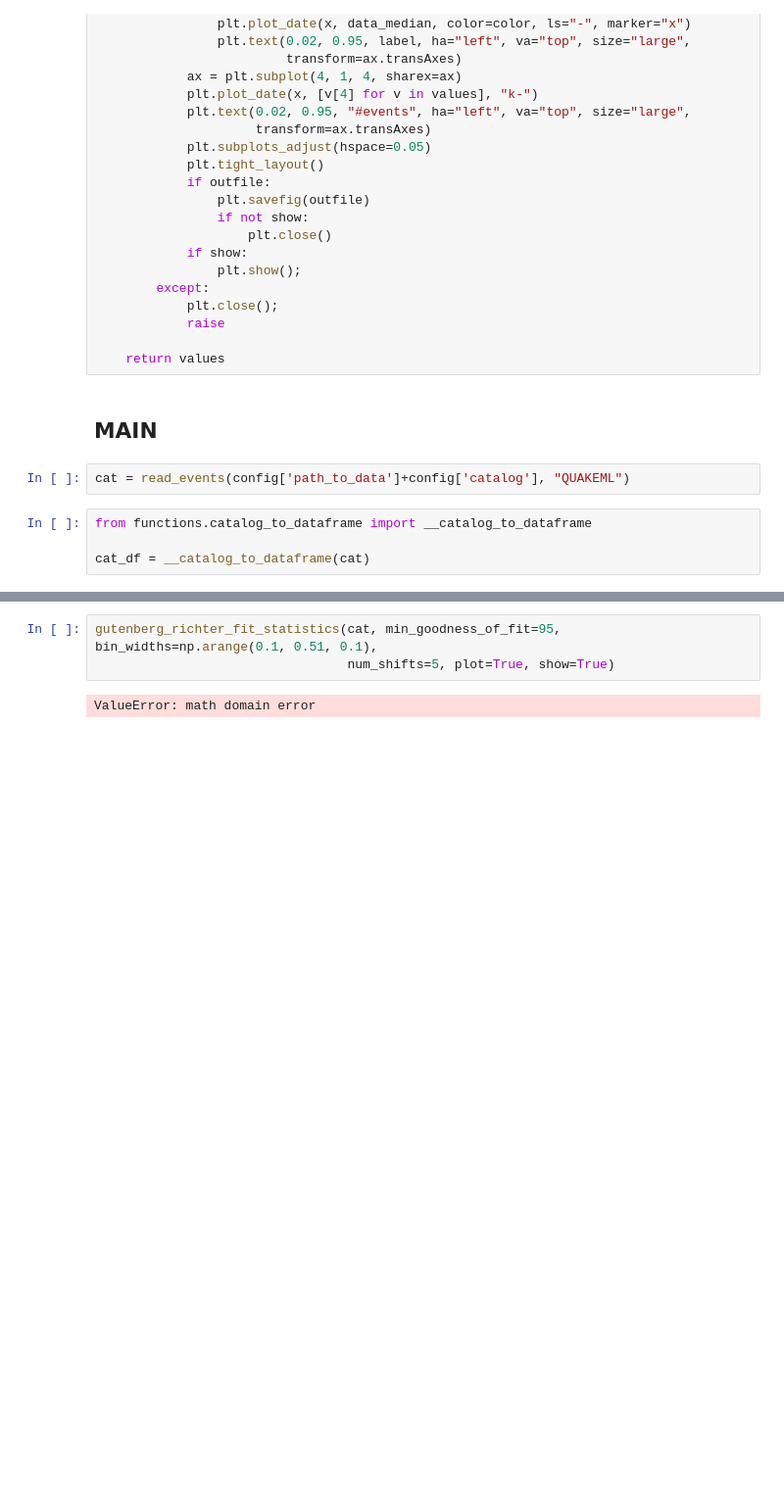
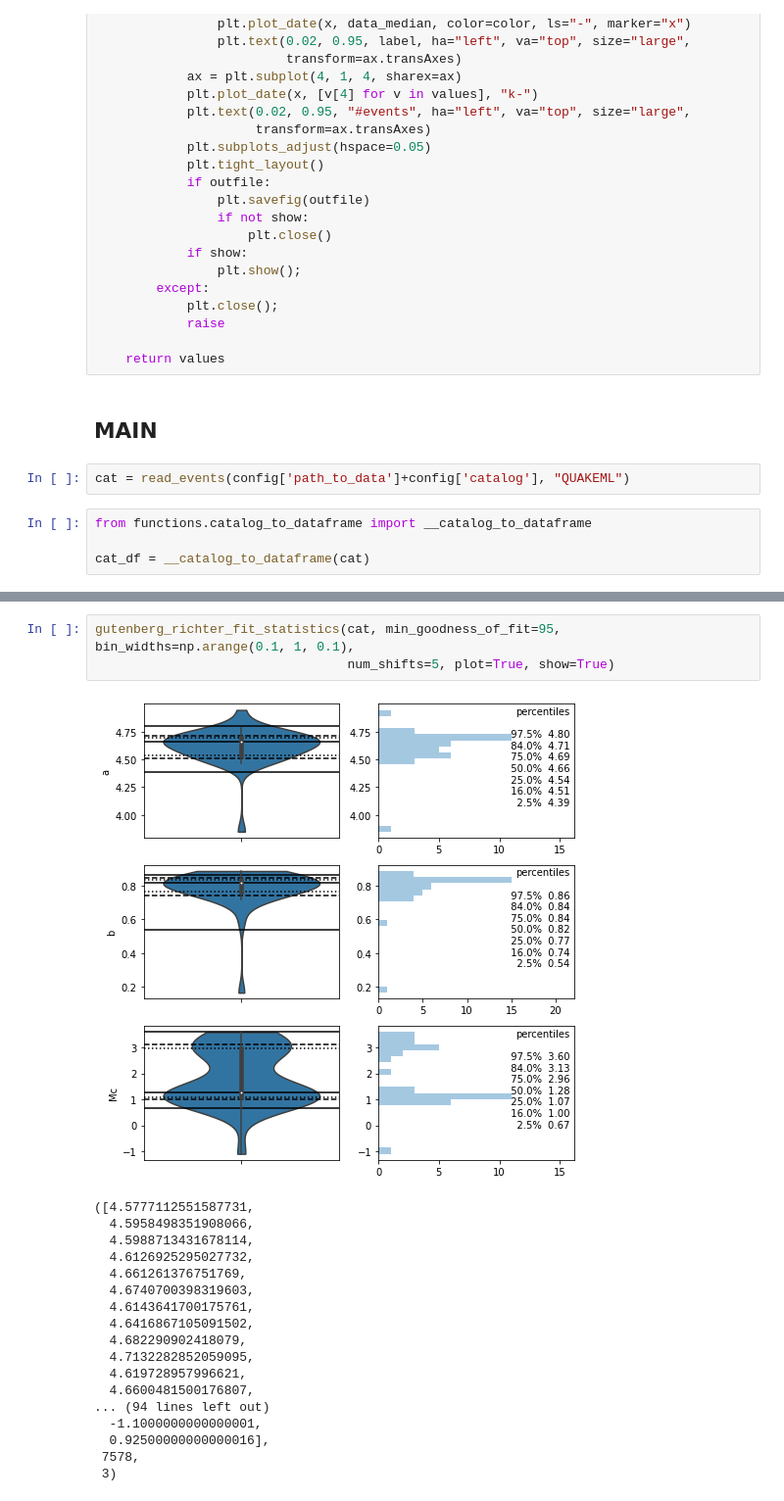
Before and after one commit to andbrocode/notebooks2, a Jupyter notebook: BSPF/BSPF_GutenbergRichterAnalysis.ipynb, the cells around one changed output, grey strips where cells are left out. Shown at 98% size. Cells and saved outputs as stored; diff of their text form; blank space fills up the shorter version.

```diff
--- a/BSPF/BSPF_GutenbergRichterAnalysis.ipynb
+++ b/BSPF/BSPF_GutenbergRichterAnalysis.ipynb
@@ -779,8 +768,25 @@ Magnitude of completeness: 2.10
 # %%
-gutenberg_richter_fit_statistics(cat, min_goodness_of_fit=95, bin_widths=np.arange(0.1, 0.51, 0.1),
+gutenberg_richter_fit_statistics(cat, min_goodness_of_fit=95, bin_widths=np.arange(0.1, 1, 0.1),
                                  num_shifts=5, plot=True, show=True)
 # %% [output]
+[figure, added]
-ValueError: math domain error
+([4.5777112551587731,
+  4.5958498351908066,
+  4.5988713431678114,
+  4.6126925295027732,
+  4.661261376751769,
+  4.6740700398319603,
+  4.6143641700175761,
+  4.6416867105091502,
+  4.682290902418079,
+  4.7132282852059095,
+  4.619728957996621,
+  4.6600481500176807,
+... (94 lines left out)
+  -1.1000000000000001,
+  0.92500000000000016],
+ 7578,
+ 3)
 # %%
 out = time_dependent_gutenberg_richter_fit(cat, 100, 10, min_goodness_of_fit=95,
                                      starttime=UTCDateTime("2022-10-01"), endtime=UTCDateTime("2023-03-31"),
```
Also changed, not shown: parts of 7 cells of this notebook, 4 other files.
